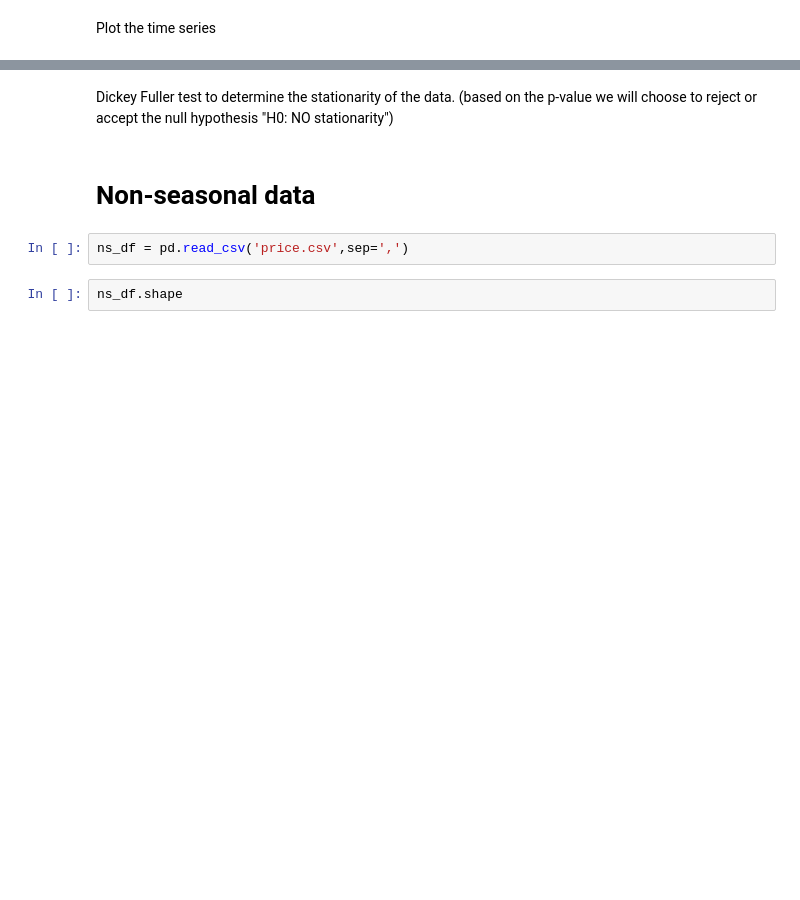
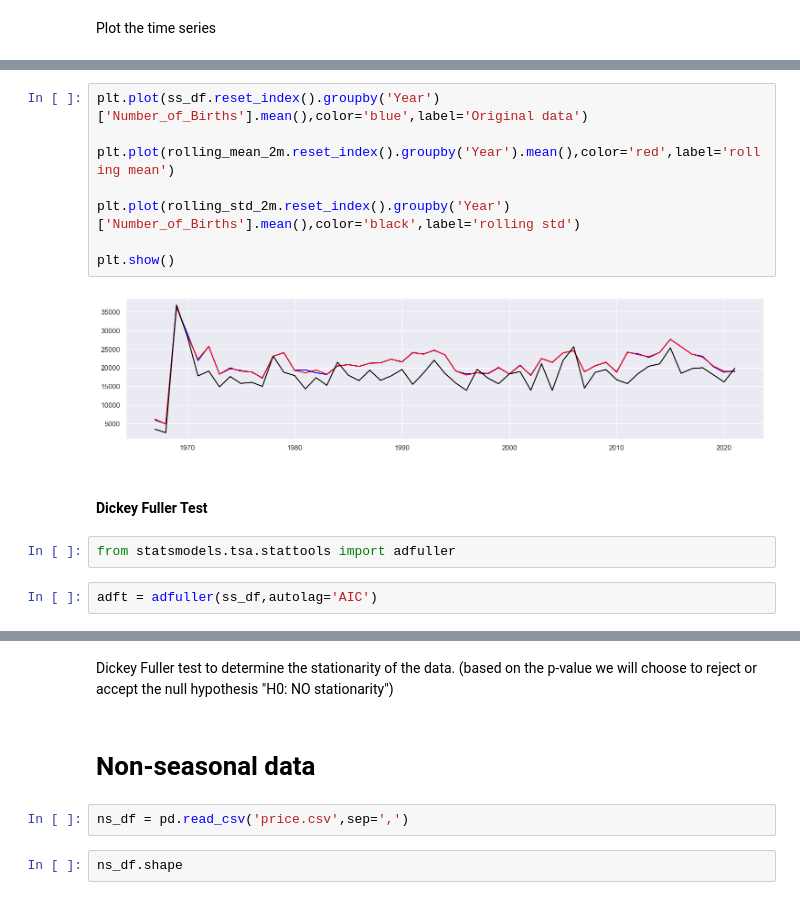
Before and after one commit to worldteacher-global/MA641_TIMESERIES_GROUPPROJECT, a Jupyter notebook: TS_.ipynb, the cells around one changed output, grey strips where cells are left out. Drawn from its saved outputs; the diff is of its cells as text; blank space fills up the shorter version.

```diff
--- a/TS_.ipynb
+++ b/TS_.ipynb
@@ -274,0 +300,16 @@ rolling_std_2m = ss_df.rolling(2).std()
+# %%
+plt.plot(ss_df.reset_index().groupby('Year')['Number_of_Births'].mean(),color='blue',label='Original data')
+
+plt.plot(rolling_mean_2m.reset_index().groupby('Year').mean(),color='red',label='rolling mean')
+
+plt.plot(rolling_std_2m.reset_index().groupby('Year')['Number_of_Births'].mean(),color='black',label='rolling std')
+
+plt.show()
+# %% [output]
+[figure, added]
+# %% [markdown]
+#### Dickey Fuller Test
+# %%
+from statsmodels.tsa.stattools import adfuller
+# %%
+adft = adfuller(ss_df,autolag='AIC')
```
Also changed, not shown: parts of 10 cells of this notebook.
